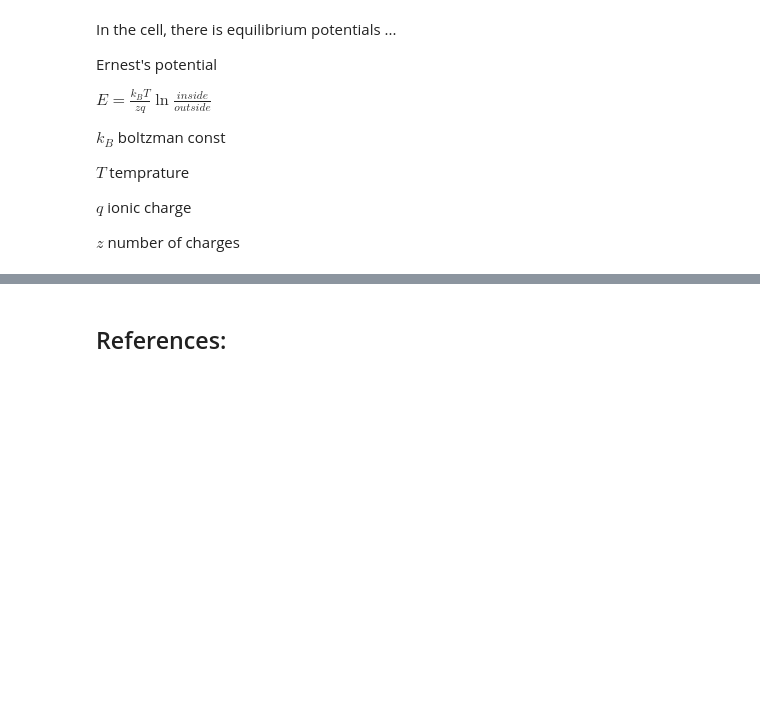
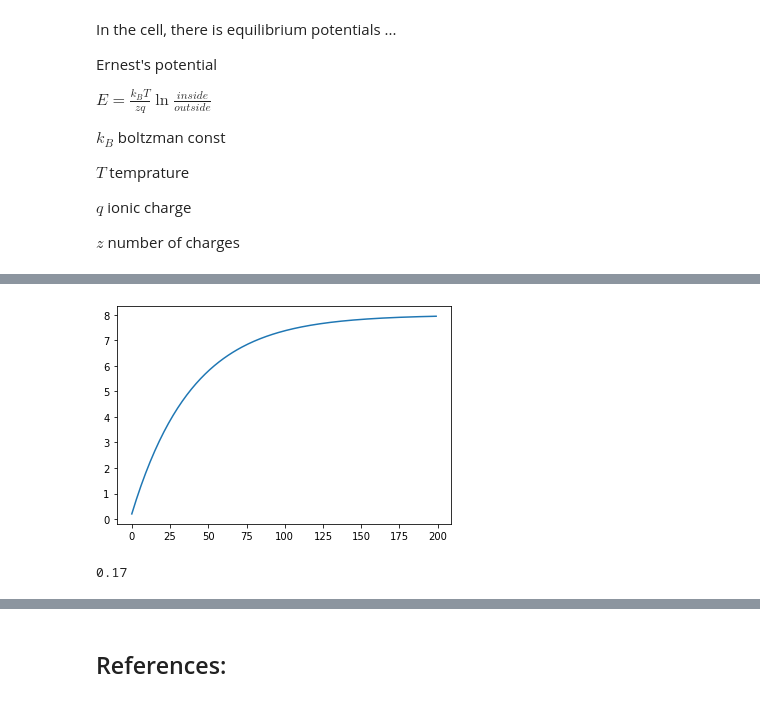
Before and after one commit to mhmdrdwn/com-neuro, a Jupyter notebook: week5.ipynb, the cells around one changed output, grey strips where cells are left out. Cells and saved outputs as stored; diff of their text form; code cells hidden in the pictures; blank space fills up the shorter version.

```diff
--- a/week5.ipynb
+++ b/week5.ipynb
@@ -66,0 +147,55 @@ ions channels: many types
+# %%
+from __future__ import print_function
+"""
+Created on Wed Apr 22 16:02:53 2015
+
+Basic integrate-and-fire neuron
+R Rao 2007
+
+translated to Python by rkp 2015
+"""
+
+import numpy as np
+import matplotlib.pyplot as plt
+
+
+# input current
+I = 0.2 # nA
+
+# capacitance and leak resistance
+C = 1 # nF
+R = 40 # M ohms
+
+# I & F implementation dV/dt = - V/RC + I/C
+# Using h = 1 ms step size, Euler method
+
+V = 0
+tstop = 200
+abs_ref = 5 # absolute refractory period
+ref = 0 # absolute refractory period counter
+V_trace = []  # voltage trace for plotting
+V_th = 10 # spike threshold
+
+for t in range(tstop):
+
+   if not ref:
+       V = V - (V/(R*C)) + (I/C)
+   else:
+       ref -= 1
+       V = 0.2 * V_th # reset voltage
+
+   if V > V_th:
+       V = 50 # emit spike
+       ref = abs_ref # set refractory counter
+
+   V_trace += [V]
+
+
+plt.plot(V_trace)
+plt.show()
+# %% [output]
+[figure, added]
+# %%
+34/200
+# %% [output]
+0.17
```
Also changed, not shown: parts of 5 cells of this notebook.
